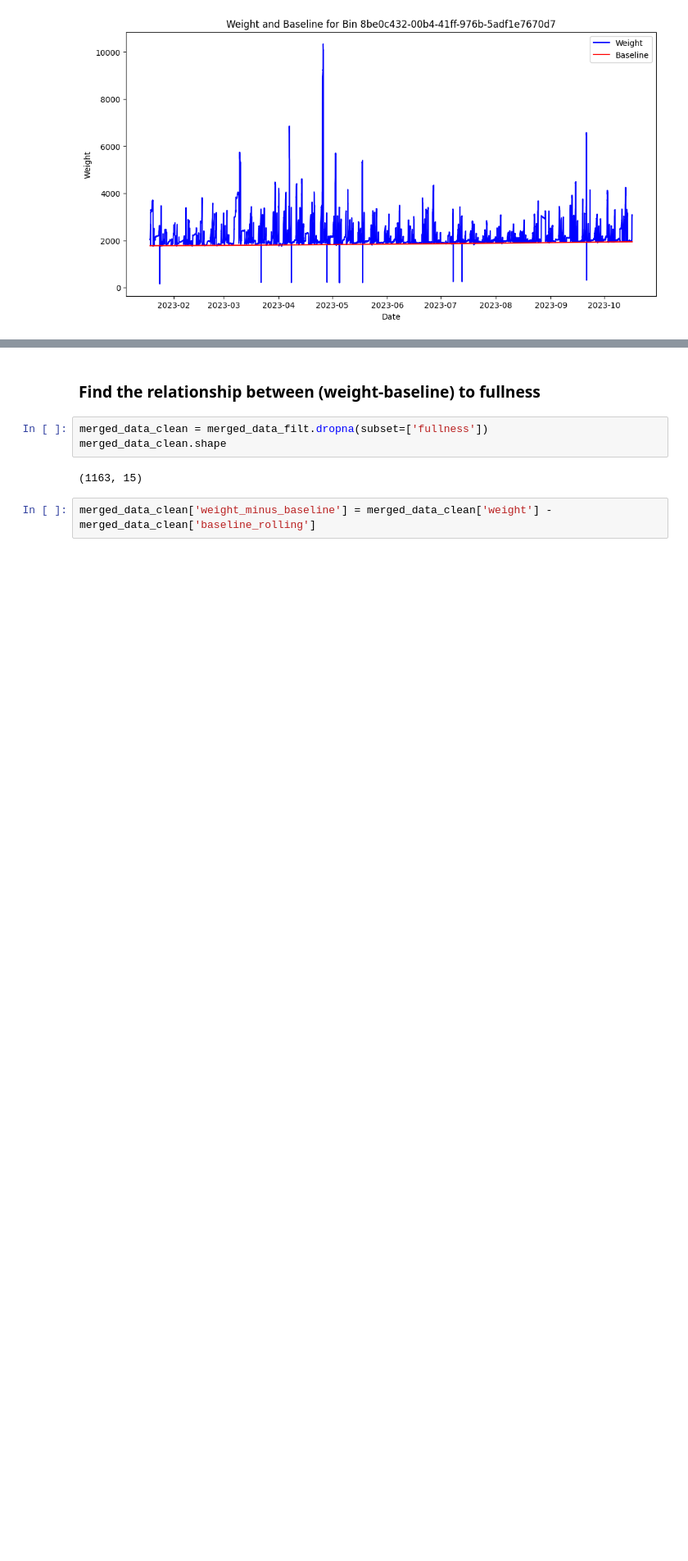
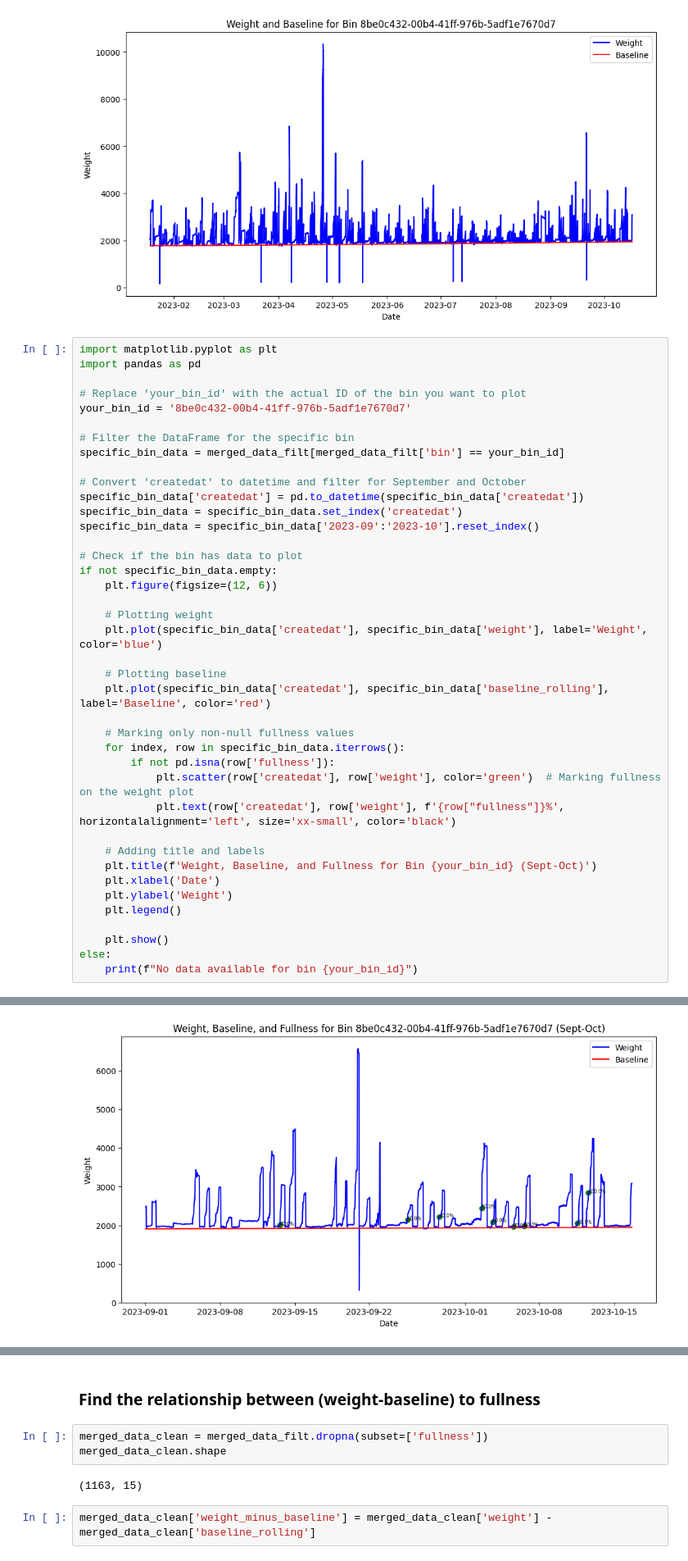
Before and after one commit to BU-Spark/ds-spare-it-scale-calib, a Jupyter notebook: fa23-team/eda.ipynb, the cells around one changed output, grey strips where cells are left out. Shown: that part at 82% size. Saved outputs shown, nothing was run; the diff lists cells and outputs as text; blank space fills up the shorter version.

Commit message:
Update fullness points on baseline plot for example bin

```diff
--- a/fa23-team/eda.ipynb
+++ b/fa23-team/eda.ipynb
@@ -613,3 +613,44 @@ else:
     print(f"No data available for bin {your_bin_id}")
 # %% [output]
 [figure]
+# %%
+import matplotlib.pyplot as plt
+import pandas as pd
+
+# Replace 'your_bin_id' with the actual ID of the bin you want to plot
+your_bin_id = '8be0c432-00b4-41ff-976b-5adf1e7670d7'
+
+# Filter the DataFrame for the specific bin
+specific_bin_data = merged_data_filt[merged_data_filt['bin'] == your_bin_id]
+
+# Convert 'createdat' to datetime and filter for September and October
+specific_bin_data['createdat'] = pd.to_datetime(specific_bin_data['createdat'])
+specific_bin_data = specific_bin_data.set_index('createdat')
+specific_bin_data = specific_bin_data['2023-09':'2023-10'].reset_index()
+
+# Check if the bin has data to plot
+if not specific_bin_data.empty:
+    plt.figure(figsize=(12, 6))
+
+    # Plotting weight
+    plt.plot(specific_bin_data['createdat'], specific_bin_data['weight'], label='Weight', color='blue')
+
+    # Plotting baseline
+    plt.plot(specific_bin_data['createdat'], specific_bin_data['baseline_rolling'], label='Baseline', color='red')
+
+    # Marking only non-null fullness values
+    for index, row in specific_bin_data.iterrows():
+        if not pd.isna(row['fullness']):
+            plt.scatter(row['createdat'], row['weight'], color='green')  # Marking fullness on the weight plot
+            plt.text(row['createdat'], row['weight'], f'{row["fullness"]}%', horizontalalignment='left', size='xx-small', color='black')
+
+    # Adding title and labels
+    plt.title(f'Weight, Baseline, and Fullness for Bin {your_bin_id} (Sept-Oct)')
+    plt.xlabel('Date')
+    plt.ylabel('Weight')
+    plt.legend()
+
+    plt.show()
+else:
+    print(f"No data available for bin {your_bin_id}")
+# %% [output]
@@ -615,0 +662 @@ else:
+[figure, added]
```
Also changed, not shown: parts of 6 cells of this notebook.
